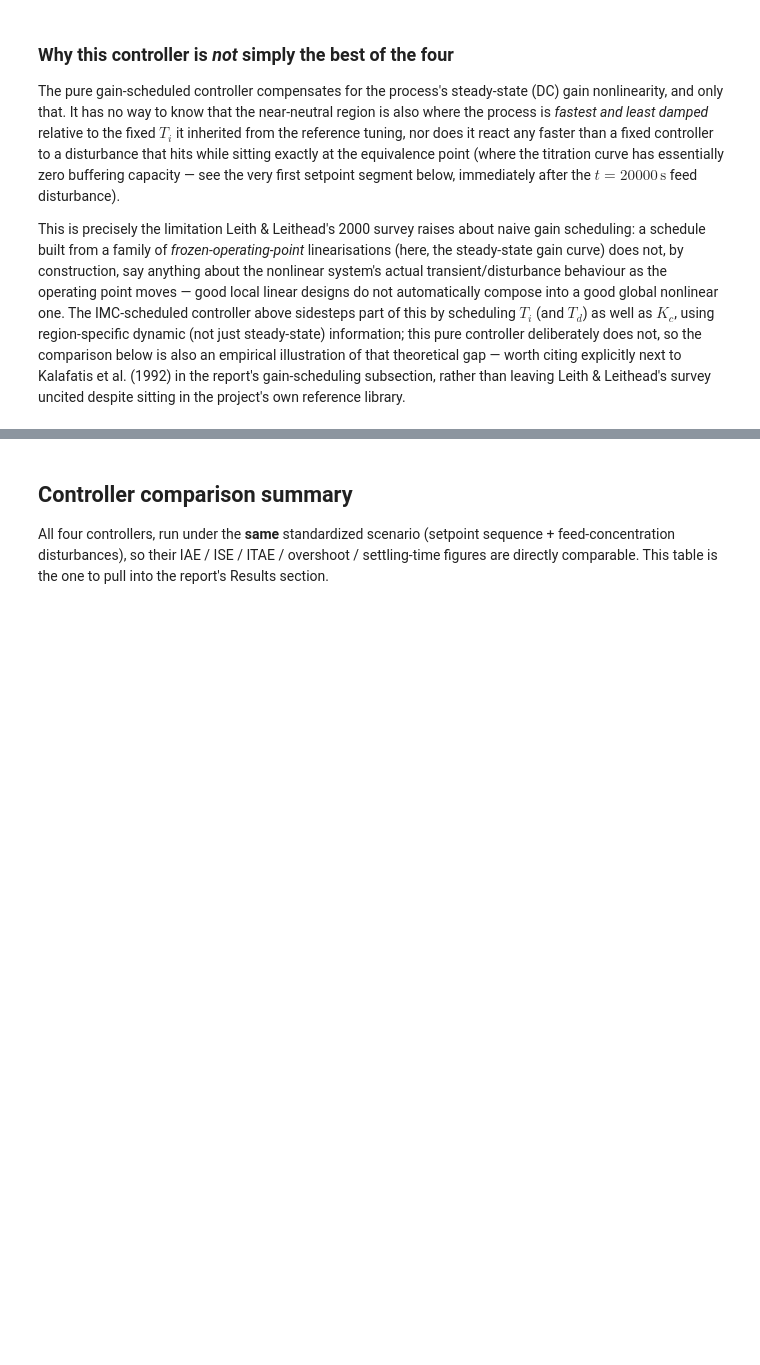
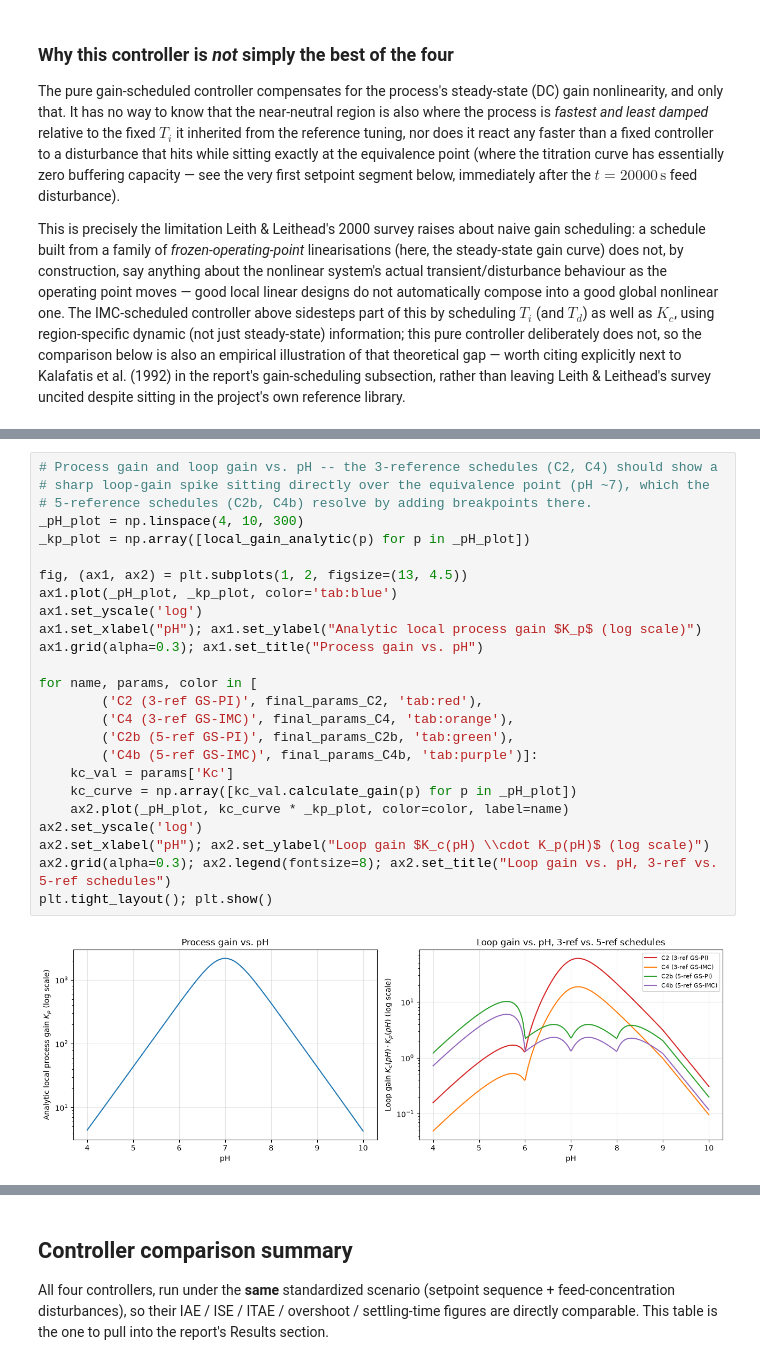
Before and after one commit to 1Abosh/Claude, a Jupyter notebook: Lab_Scale_CSTR_Simulation_2_corrected.ipynb, the cells around one changed output, grey strips where cells are left out. Drawn from its saved outputs; the diff is of its cells as text; blank space fills up the shorter version.

```diff
--- a/Lab_Scale_CSTR_Simulation_2_corrected.ipynb
+++ b/Lab_Scale_CSTR_Simulation_2_corrected.ipynb
@@ -1168,0 +1922,27 @@ survey uncited despite sitting in the project's own reference library.
+# %%
+# Process gain and loop gain vs. pH -- the 3-reference schedules (C2, C4) should show a
+# sharp loop-gain spike sitting directly over the equivalence point (pH ~7), which the
+# 5-reference schedules (C2b, C4b) resolve by adding breakpoints there.
+_pH_plot = np.linspace(4, 10, 300)
+_kp_plot = np.array([local_gain_analytic(p) for p in _pH_plot])
+
+fig, (ax1, ax2) = plt.subplots(1, 2, figsize=(13, 4.5))
+ax1.plot(_pH_plot, _kp_plot, color='tab:blue')
+ax1.set_yscale('log')
+ax1.set_xlabel("pH"); ax1.set_ylabel("Analytic local process gain $K_p$ (log scale)")
+ax1.grid(alpha=0.3); ax1.set_title("Process gain vs. pH")
+
+for name, params, color in [
+        ('C2 (3-ref GS-PI)', final_params_C2, 'tab:red'),
+        ('C4 (3-ref GS-IMC)', final_params_C4, 'tab:orange'),
+        ('C2b (5-ref GS-PI)', final_params_C2b, 'tab:green'),
+        ('C4b (5-ref GS-IMC)', final_params_C4b, 'tab:purple')]:
+    kc_val = params['Kc']
+    kc_curve = np.array([kc_val.calculate_gain(p) for p in _pH_plot])
+    ax2.plot(_pH_plot, kc_curve * _kp_plot, color=color, label=name)
+ax2.set_yscale('log')
+ax2.set_xlabel("pH"); ax2.set_ylabel("Loop gain $K_c(pH) \\cdot K_p(pH)$ (log scale)")
+ax2.grid(alpha=0.3); ax2.legend(fontsize=8); ax2.set_title("Loop gain vs. pH, 3-ref vs. 5-ref schedules")
+plt.tight_layout(); plt.show()
+# %% [output]
+[figure, added]
```
Also changed, not shown: parts of 31 cells of this notebook, 1 other file.
